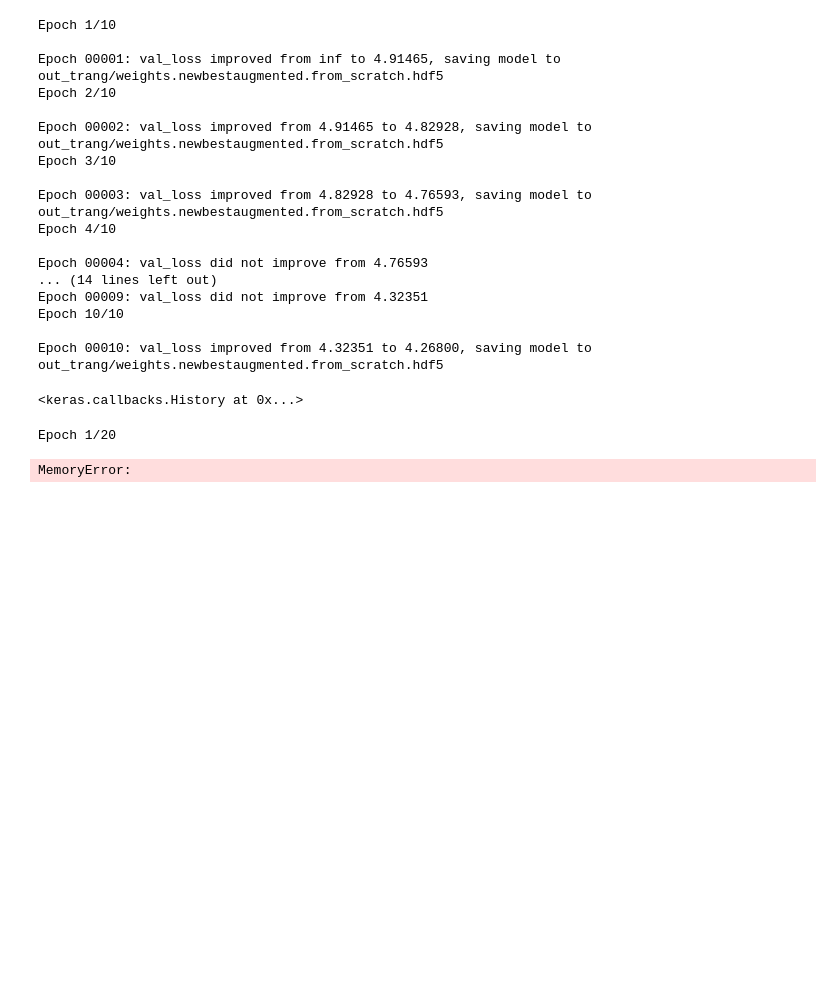
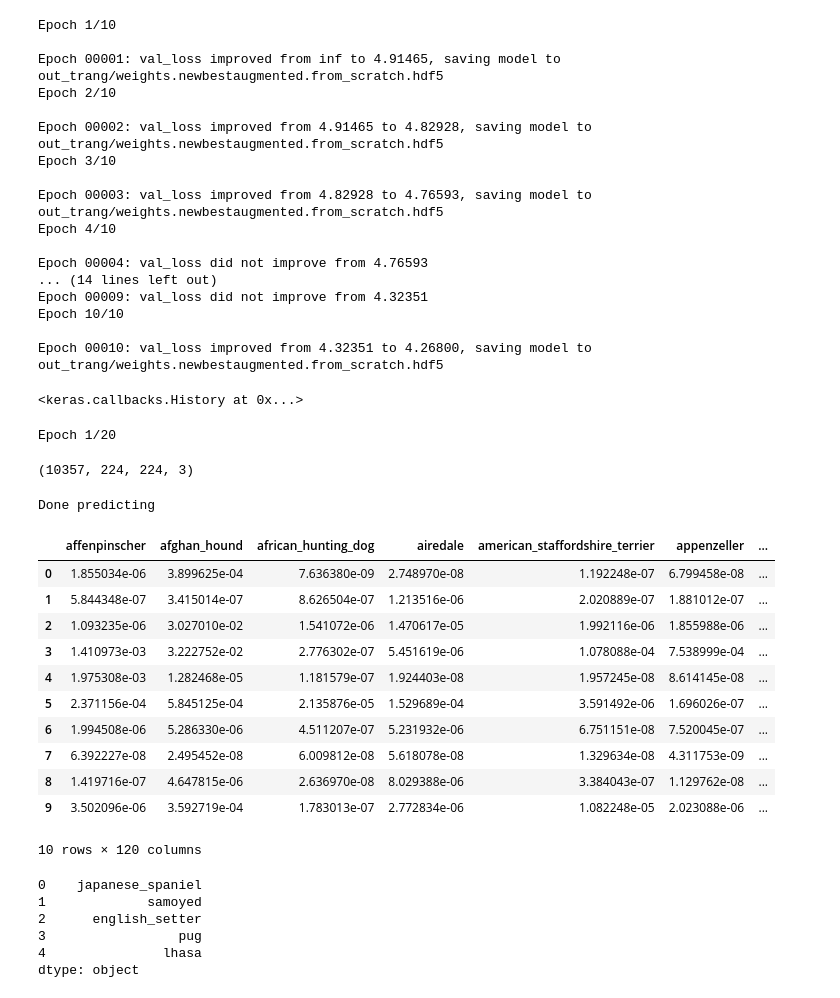
Before and after one commit to ML-Fall18-DogBreed/breed-classifier, a Jupyter notebook: cnn_classifier/trang_pretrained_classifier.ipynb, the cells around one changed output. Cells and saved outputs as stored; diff of their text form; code cells hidden in the pictures; blank space fills up the shorter version.

Commit message:
Added testing data

```diff
--- a/cnn_classifier/trang_pretrained_classifier.ipynb
+++ b/cnn_classifier/trang_pretrained_classifier.ipynb
@@ -81,7 +78,7 @@ training_data.head(10)
 | 9 | 0042188c895a2f14ef64a918ed9c7b64 | scottish_deerhound | ../train/0042188c895a2f14ef64a918... |
 # %%
 # Group image paths into an array to train on
-train_data = np.array([img_to_array(load_img(img, target_size=(224, 224))) for img in training_data['image_path'].values.tolist()]).astype('float32')
+train_data = np.array([img_to_array(load_img(img, target_size=(224, 224))) for img in training_data['image'].values.tolist()]).astype('float32')
 # %%
 # Split the data into train and validation. Since we only have train and validation folders, need to divide train into training and validation sets.
 # Save validation folder for later testing
@@ -169,21 +165,57 @@ model.fit_generator(train_generator,
                       verbose = 2, callbacks=[checkpointer])
 # %% [output]
 Epoch 1/20
+# %%
+# Get the best model
+model.load_weights('out_trang/weights.pretrained.hdf5')
 # %%
 # Use the sample submission file to set up the test data - x_test
 test_data = pd.read_csv('../sample_submission.csv')
 # Create the x_test
 x_test = []
-for i in tqdm(test_data['id'].values):
+for i in test_data['id'].values:
     img = cv2.imread('../test/{}.jpg'.format(i))
     x_test.append(cv2.resize(img, (224, 224)))
 # Turn into an array
 x_test = np.array(x_test, np.float32) / 255.
-# %% [output]
-MemoryError:
+# %%
+x_test.shape
+# %% [output]
+(10357, 224, 224, 3)
 # %%
 # Predict x_test
 predictions = model.predict(x_test, verbose=2)
+print('Done predicting')
 # Set column names to those generated by the one-hot encoding
 one_hot_ys = pd.get_dummies(training_data["breed"], sparse = True)
 col_names = one_hot_ys.columns.values
+results = pd.DataFrame(predictions, columns = col_names)
+# %% [output]
+Done predicting
+# %%
+results.shape
+results.head(10)
+#results.values.shape
+# %% [output]
+|  | affenpinscher | afghan_hound | african_hunting_dog | airedale | american_staffordshire_terrier | appenzeller | ... |
+| 0 | 1.855034e-06 | 3.899625e-04 | 7.636380e-09 | 2.748970e-08 | 1.192248e-07 | 6.799458e-08 | ... |
+| 1 | 5.844348e-07 | 3.415014e-07 | 8.626504e-07 | 1.213516e-06 | 2.020889e-07 | 1.881012e-07 | ... |
+| 2 | 1.093235e-06 | 3.027010e-02 | 1.541072e-06 | 1.470617e-05 | 1.992116e-06 | 1.855988e-06 | ... |
+| 3 | 1.410973e-03 | 3.222752e-02 | 2.776302e-07 | 5.451619e-06 | 1.078088e-04 | 7.538999e-04 | ... |
+| 4 | 1.975308e-03 | 1.282468e-05 | 1.181579e-07 | 1.924403e-08 | 1.957245e-08 | 8.614145e-08 | ... |
+| 5 | 2.371156e-04 | 5.845125e-04 | 2.135876e-05 | 1.529689e-04 | 3.591492e-06 | 1.696026e-07 | ... |
+| 6 | 1.994508e-06 | 5.286330e-06 | 4.511207e-07 | 5.231932e-06 | 6.751151e-08 | 7.520045e-07 | ... |
+| 7 | 6.392227e-08 | 2.495452e-08 | 6.009812e-08 | 5.618078e-08 | 1.329634e-08 | 4.311753e-09 | ... |
+| 8 | 1.419716e-07 | 4.647815e-06 | 2.636970e-08 | 8.029388e-06 | 3.384043e-07 | 1.129762e-08 | ... |
+| 9 | 3.502096e-06 | 3.592719e-04 | 1.783013e-07 | 2.772834e-06 | 1.082248e-05 | 2.023088e-06 | ... |
+10 rows × 120 columns
+# %%
+dog_breed_predictions = results.idxmax(axis=1)
+dog_breed_predictions.head(5)
+# %% [output]
+0    japanese_spaniel
+1             samoyed
+2      english_setter
+3                 pug
+4               lhasa
+dtype: object
```
Also changed, not shown: parts of 6 cells of this notebook.
